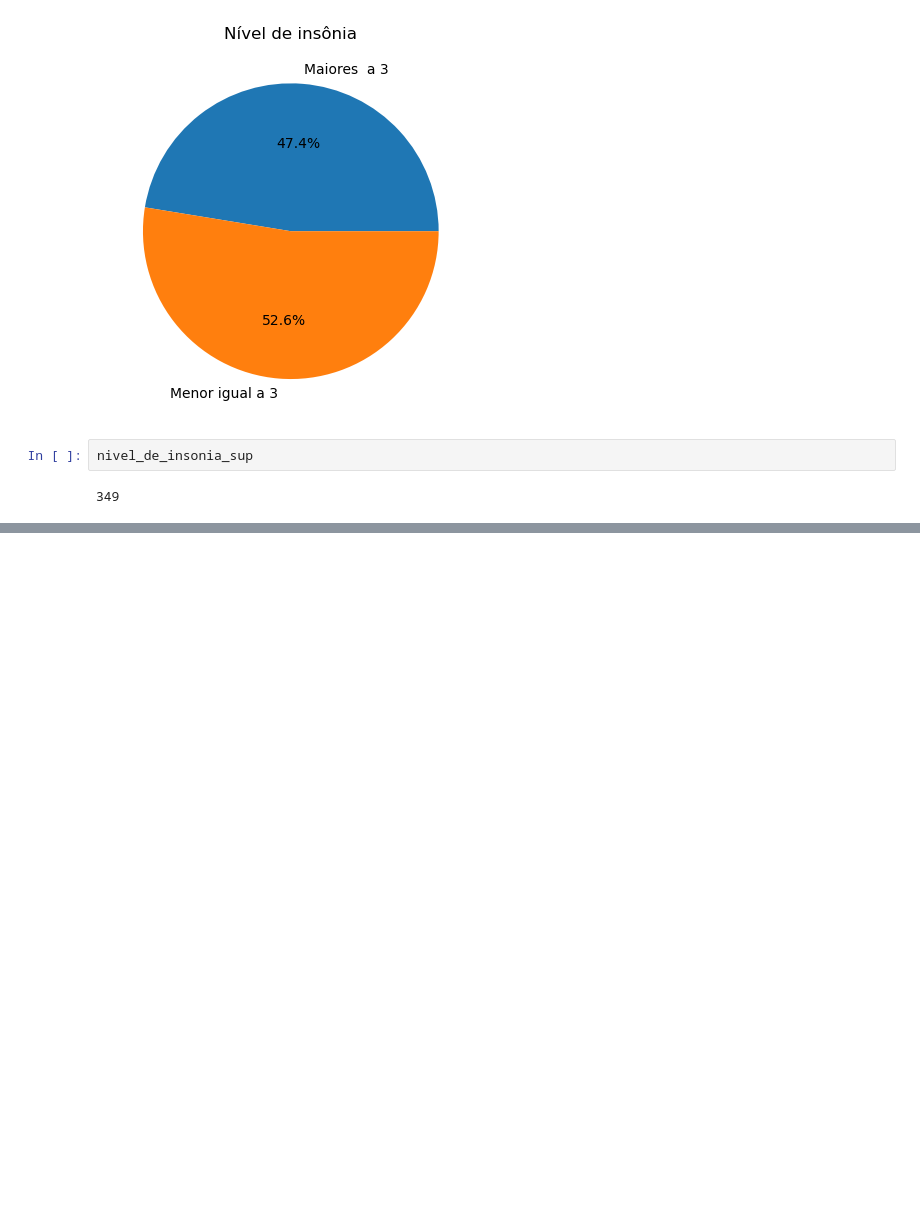
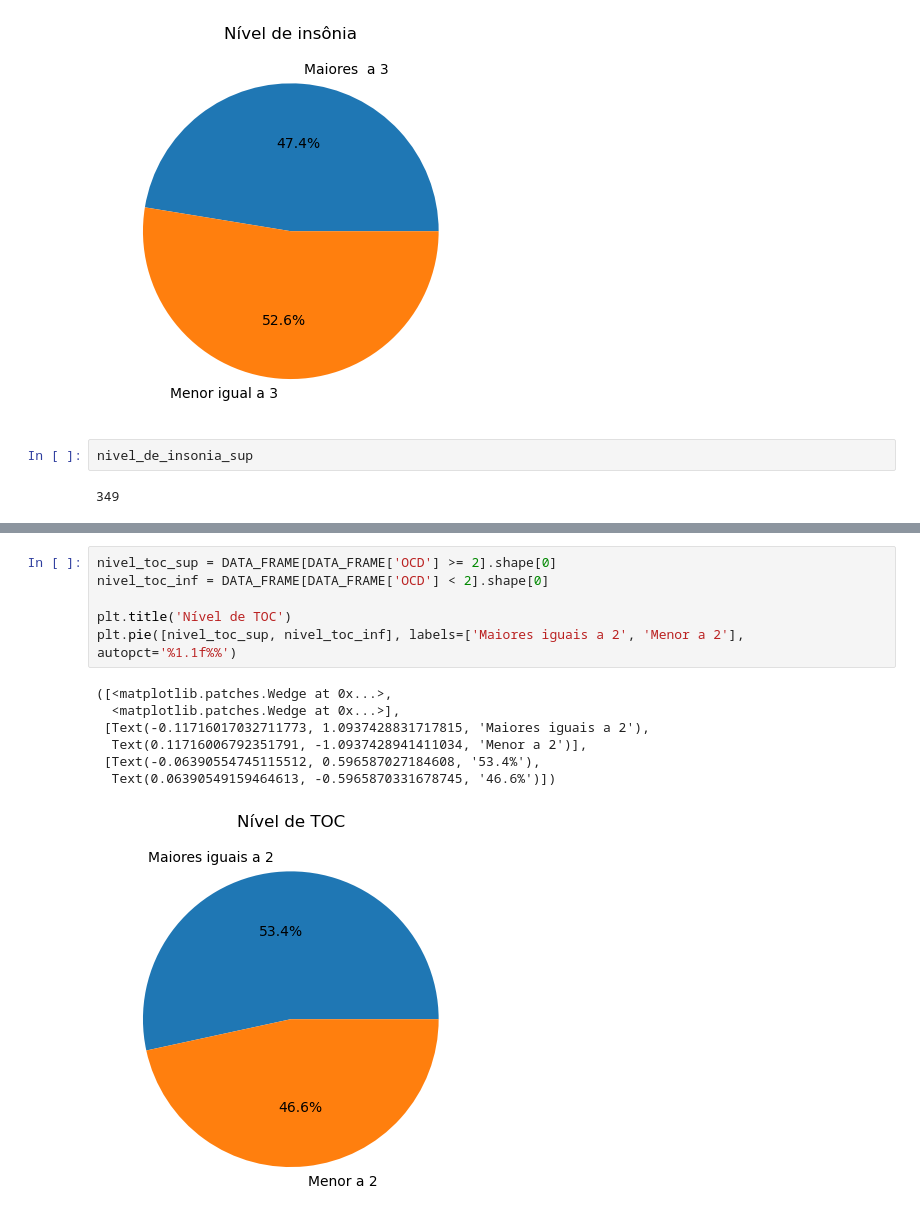
Before and after one commit to pcmoraesmenezes/Exploring-Correlations-Between-Musical-Preferences-and-Mental-Health-A-Machine-Learning-Approach, a Jupyter notebook: código/main.ipynb, the cells around one changed output, grey strips where cells are left out. Drawn from its saved outputs; the diff is of its cells as text; blank space fills up the shorter version.

```diff
--- a/código/main.ipynb
+++ b/código/main.ipynb
@@ -164,0 +172,14 @@ nivel_de_insonia_sup
+# %%
+nivel_toc_sup = DATA_FRAME[DATA_FRAME['OCD'] >= 2].shape[0]
+nivel_toc_inf = DATA_FRAME[DATA_FRAME['OCD'] < 2].shape[0]
+
+plt.title('Nível de TOC')
+plt.pie([nivel_toc_sup, nivel_toc_inf], labels=['Maiores iguais a 2', 'Menor a 2'], autopct='%1.1f%%')
+# %% [output]
+([<matplotlib.patches.Wedge at 0x...>,
+  <matplotlib.patches.Wedge at 0x...>],
+ [Text(-0.11716017032711773, 1.0937428831717815, 'Maiores iguais a 2'),
+  Text(0.11716006792351791, -1.0937428941411034, 'Menor a 2')],
+ [Text(-0.06390554745115512, 0.596587027184608, '53.4%'),
+  Text(0.06390549159464613, -0.5965870331678745, '46.6%')])
+[figure, added]
```
Also changed, not shown: parts of 1 cell of this notebook.
